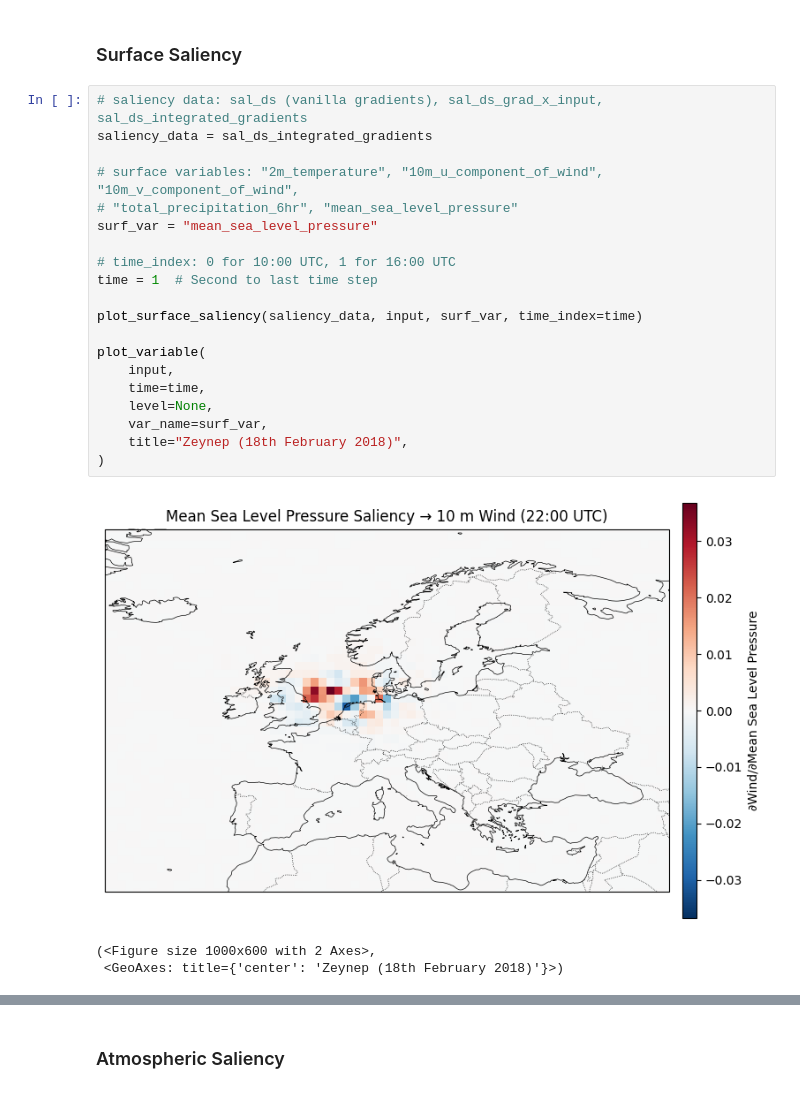
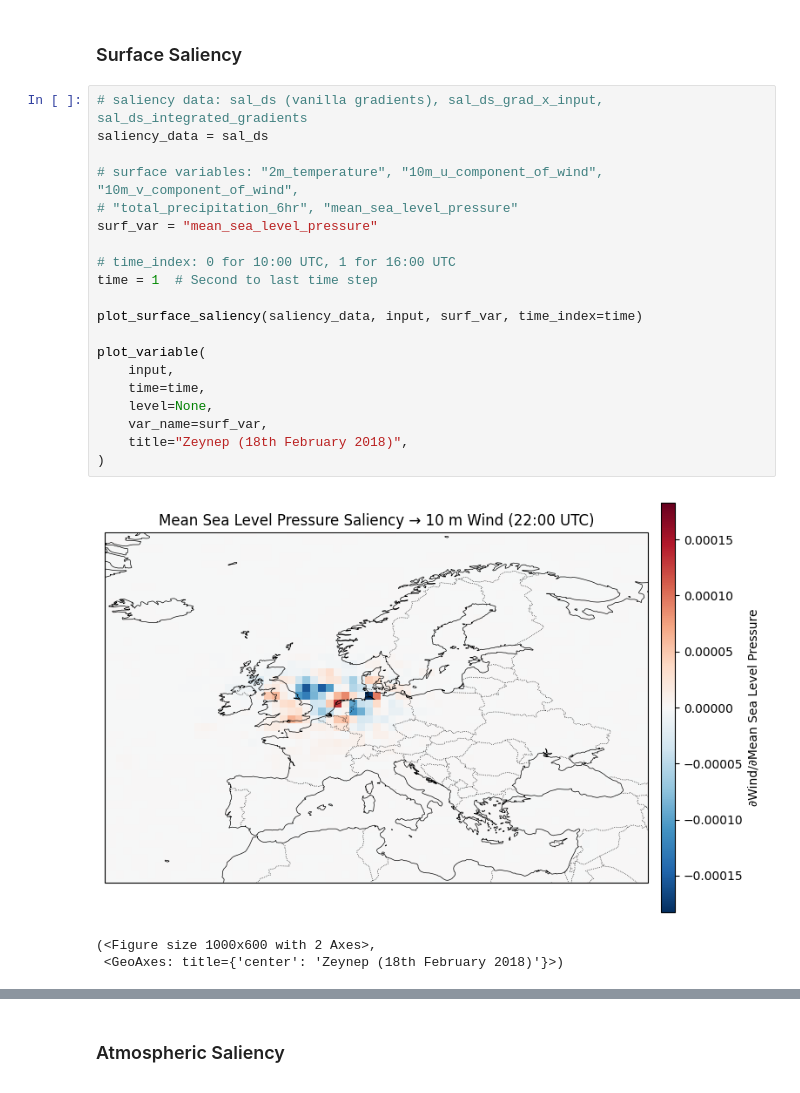
Before and after one commit to EStaELisa/graphcast-xai, a Jupyter notebook: notebooks_xai/5_saliency_maps.ipynb, the cells around one changed output, grey strips where cells are left out. Cells and saved outputs as stored; diff of their text form.

```diff
--- a/notebooks_xai/5_saliency_maps.ipynb
+++ b/notebooks_xai/5_saliency_maps.ipynb
@@ -63,26 +68,26 @@ sal_ds_integrated_gradients = xr.open_dataset(saliency_path_integrated_gradients
 ### Surface Saliency
 # %%
 # saliency data: sal_ds (vanilla gradients), sal_ds_grad_x_input, sal_ds_integrated_gradients
-saliency_data = sal_ds_integrated_gradients
+saliency_data = sal_ds
 
 # surface variables: "2m_temperature", "10m_u_component_of_wind", "10m_v_component_of_wind",
 # "total_precipitation_6hr", "mean_sea_level_pressure"
 surf_var = "mean_sea_level_pressure"
 
 # time_index: 0 for 10:00 UTC, 1 for 16:00 UTC
 time = 1  # Second to last time step
 
 plot_surface_saliency(saliency_data, input, surf_var, time_index=time)
 
 plot_variable(
     input,
     time=time,
     level=None,
     var_name=surf_var,
     title="Zeynep (18th February 2018)",
 )
 # %% [output]
-[figure, old version]
+[figure, new version]
 (<Figure size 1000x600 with 2 Axes>,
  <GeoAxes: title={'center': 'Zeynep (18th February 2018)'}>)
 [figure]
```
Also changed, not shown: parts of 6 cells of this notebook, 1 other file.
